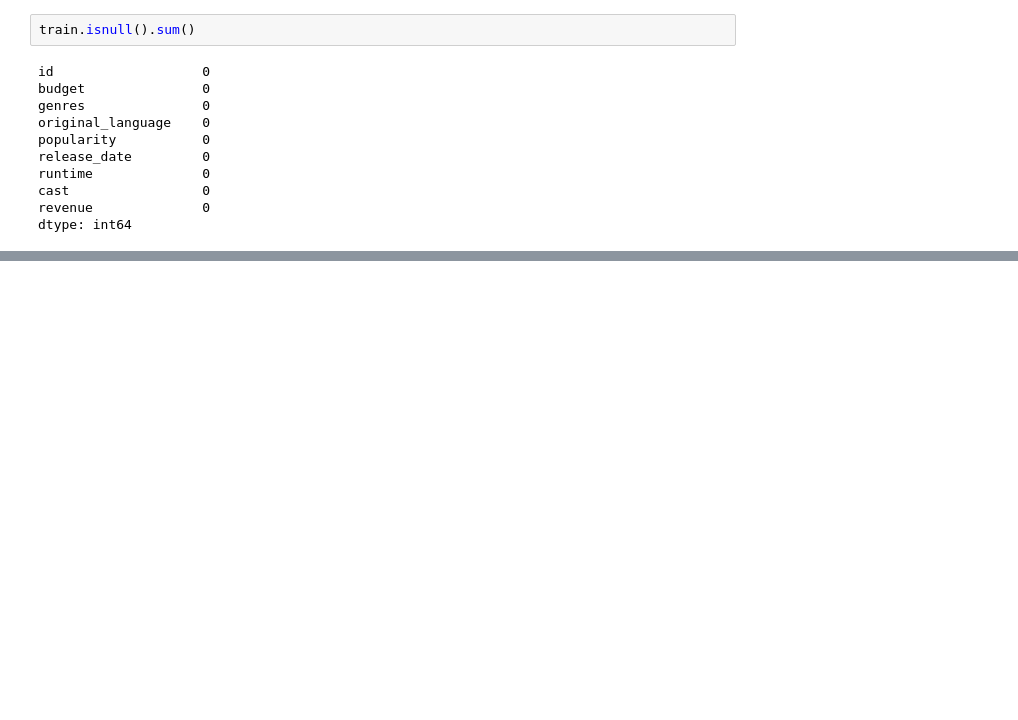
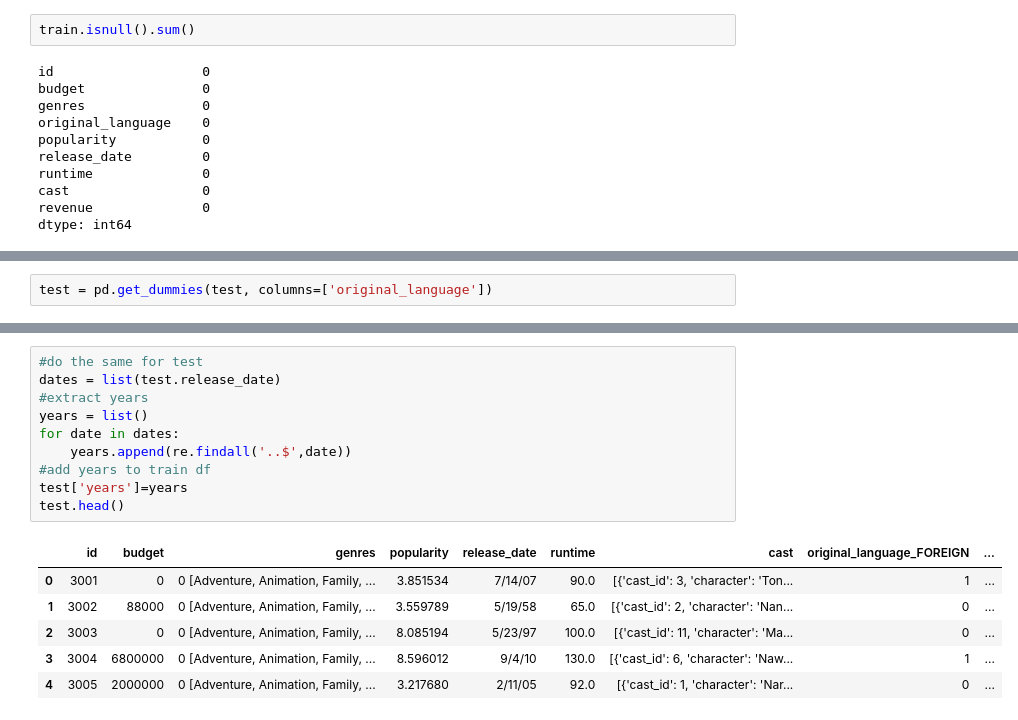
Before and after one commit to harryarthur/TMDB-Box-Office-Prediction, a Jupyter notebook: TMDB-Box-Office-Predictions.ipynb, the cells around one changed output, grey strips where cells are left out. Drawn from its saved outputs; the diff is of its cells as text; blank space fills up the shorter version.

```diff
--- a/TMDB-Box-Office-Predictions.ipynb
+++ b/TMDB-Box-Office-Predictions.ipynb
@@ -480,0 +513,2 @@ dtype: int64
+# %%
+test = pd.get_dummies(test, columns=['original_language'])
@@ -480,0 +554,17 @@ dtype: int64
+# %%
+#do the same for test
+dates = list(test.release_date)
+#extract years
+years = list()
+for date in dates:
+    years.append(re.findall('..$',date))
+#add years to train df
+test['years']=years
+test.head()
+# %% [output]
+|  | id | budget | genres | popularity | release_date | runtime | cast | original_language_FOREIGN | ... |
+| 0 | 3001 | 0 | 0 [Adventure, Animation, Family, ... | 3.851534 | 7/14/07 | 90.0 | [{'cast_id': 3, 'character': 'Ton... | 1 | ... |
+| 1 | 3002 | 88000 | 0 [Adventure, Animation, Family, ... | 3.559789 | 5/19/58 | 65.0 | [{'cast_id': 2, 'character': 'Nan... | 0 | ... |
+| 2 | 3003 | 0 | 0 [Adventure, Animation, Family, ... | 8.085194 | 5/23/97 | 100.0 | [{'cast_id': 11, 'character': 'Ma... | 0 | ... |
+| 3 | 3004 | 6800000 | 0 [Adventure, Animation, Family, ... | 8.596012 | 9/4/10 | 130.0 | [{'cast_id': 6, 'character': 'Naw... | 1 | ... |
+| 4 | 3005 | 2000000 | 0 [Adventure, Animation, Family, ... | 3.217680 | 2/11/05 | 92.0 | [{'cast_id': 1, 'character': 'Nar... | 0 | ... |
```
Also changed, not shown: parts of 15 cells of this notebook.
